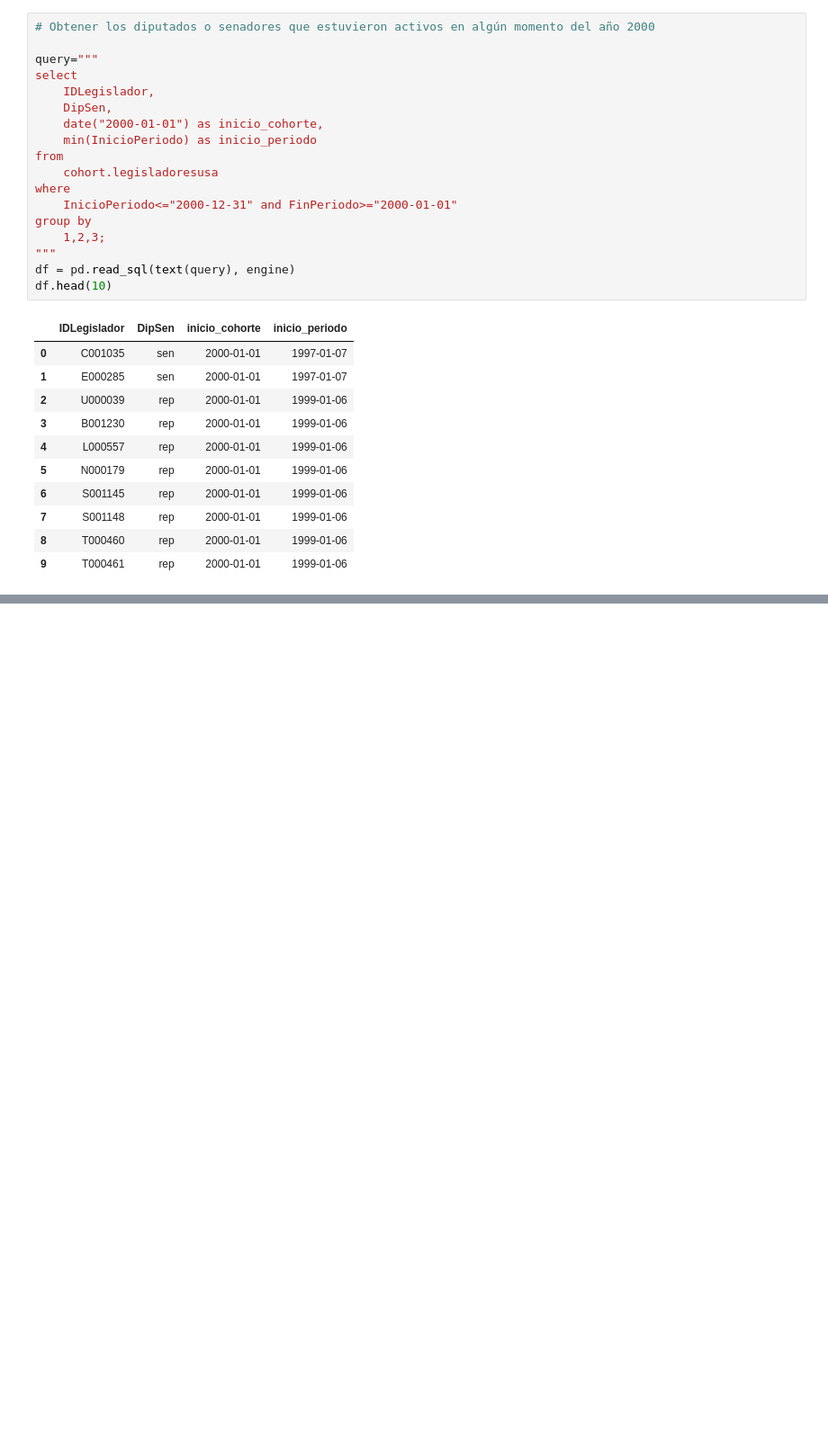
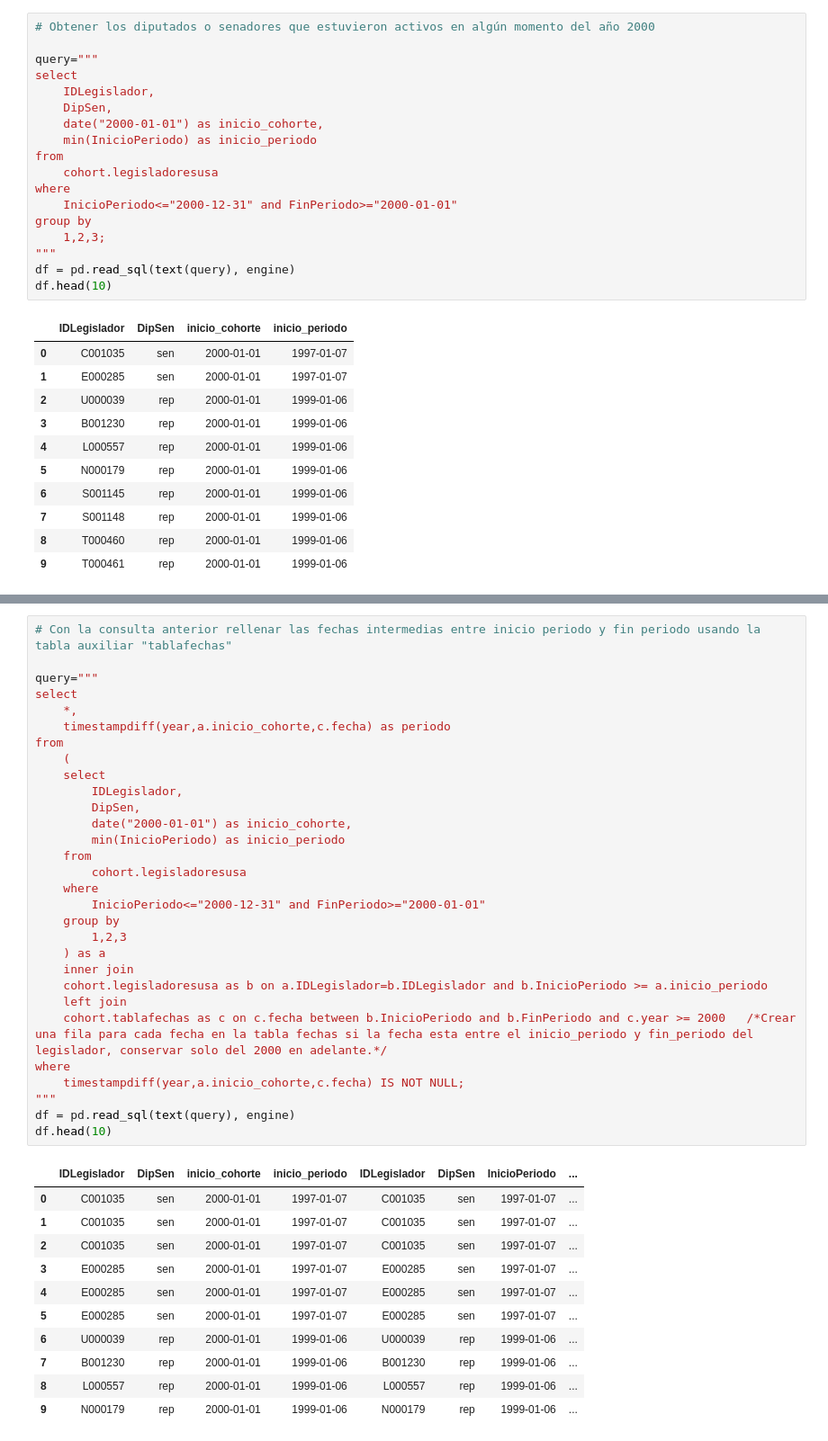
Before and after one commit to user14721068/SQL, a Jupyter notebook: 4 Análisis de Cohorte.ipynb, the cells around one changed output, grey strips where cells are left out. Shown at 90% size. Saved outputs shown, nothing was run; the diff lists cells and outputs as text; blank space fills up the shorter version.

```diff
--- a/4 Análisis de Cohorte.ipynb
+++ b/4 Análisis de Cohorte.ipynb
@@ -783,0 +821,42 @@ df.head(10)
+# %%
+# Con la consulta anterior rellenar las fechas intermedias entre inicio periodo y fin periodo usando la tabla auxiliar "tablafechas"
+
+query="""
+select
+    *,
+    timestampdiff(year,a.inicio_cohorte,c.fecha) as periodo
+from
+    (
+    select
+        IDLegislador,
+        DipSen,
+        date("2000-01-01") as inicio_cohorte,
+        min(InicioPeriodo) as inicio_periodo
+    from
+        cohort.legisladoresusa
+    where
+        InicioPeriodo<="2000-12-31" and FinPeriodo>="2000-01-01"
+    group by
+        1,2,3
+    ) as a
+    inner join
+    cohort.legisladoresusa as b on a.IDLegislador=b.IDLegislador and b.InicioPeriodo >= a.inicio_periodo
+    left join
+    cohort.tablafechas as c on c.fecha between b.InicioPeriodo and b.FinPeriodo and c.year >= 2000   /*Crear una fila para cada fecha en la tabla fechas si la fecha esta entre el inicio_periodo y fin_periodo del legislador, conservar solo del 2000 en adelante.*/
+where
+    timestampdiff(year,a.inicio_cohorte,c.fecha) IS NOT NULL;
+"""
+df = pd.read_sql(text(query), engine)
+df.head(10)
+# %% [output]
+|  | IDLegislador | DipSen | inicio_cohorte | inicio_periodo | IDLegislador | DipSen | InicioPeriodo | ... |
+| 0 | C001035 | sen | 2000-01-01 | 1997-01-07 | C001035 | sen | 1997-01-07 | ... |
+| 1 | C001035 | sen | 2000-01-01 | 1997-01-07 | C001035 | sen | 1997-01-07 | ... |
+| 2 | C001035 | sen | 2000-01-01 | 1997-01-07 | C001035 | sen | 1997-01-07 | ... |
+| 3 | E000285 | sen | 2000-01-01 | 1997-01-07 | E000285 | sen | 1997-01-07 | ... |
+| 4 | E000285 | sen | 2000-01-01 | 1997-01-07 | E000285 | sen | 1997-01-07 | ... |
+| 5 | E000285 | sen | 2000-01-01 | 1997-01-07 | E000285 | sen | 1997-01-07 | ... |
+| 6 | U000039 | rep | 2000-01-01 | 1999-01-06 | U000039 | rep | 1999-01-06 | ... |
+| 7 | B001230 | rep | 2000-01-01 | 1999-01-06 | B001230 | rep | 1999-01-06 | ... |
+| 8 | L000557 | rep | 2000-01-01 | 1999-01-06 | L000557 | rep | 1999-01-06 | ... |
+| 9 | N000179 | rep | 2000-01-01 | 1999-01-06 | N000179 | rep | 1999-01-06 | ... |
```
Also changed, not shown: parts of 18 cells of this notebook.
